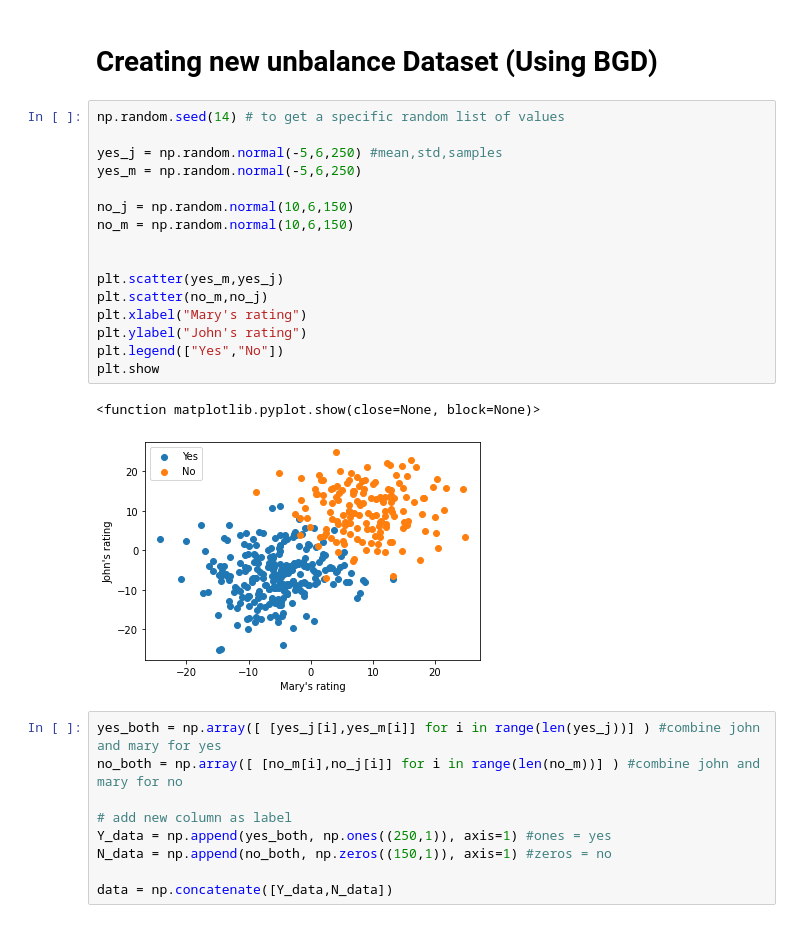
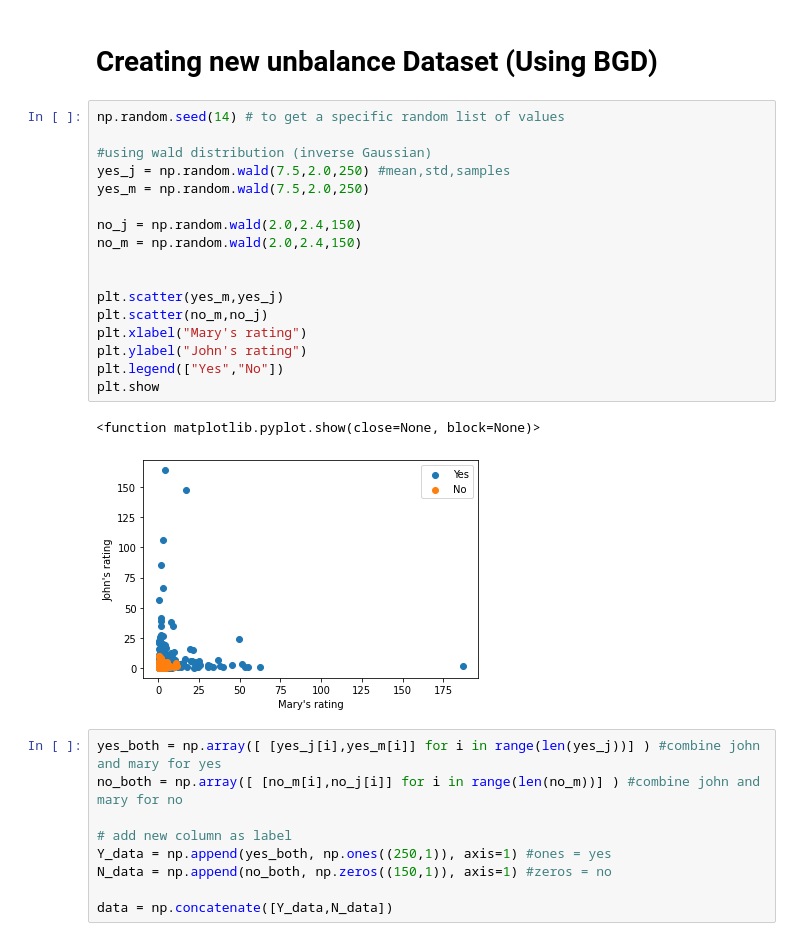
Before and after one commit to Fiquee/NeuralComputing, a Jupyter notebook: PerceptronAssignment_SGD_and_BGDMiniBGD_question_2021_22.ipynb, the cells around one changed output. Cells and saved outputs as stored; diff of their text form.

```diff
--- a/PerceptronAssignment_SGD_and_BGDMiniBGD_question_2021_22.ipynb
+++ b/PerceptronAssignment_SGD_and_BGDMiniBGD_question_2021_22.ipynb
@@ -656,22 +656,23 @@ Compute the algorithm chosen in step 1 and show the figure results (error, accur
 # %%
 np.random.seed(14) # to get a specific random list of values
 
-yes_j = np.random.normal(-5,6,250) #mean,std,samples
-yes_m = np.random.normal(-5,6,250)
+#using wald distribution (inverse Gaussian)
+yes_j = np.random.wald(7.5,2.0,250) #mean,std,samples
+yes_m = np.random.wald(7.5,2.0,250)
 
-no_j = np.random.normal(10,6,150)
-no_m = np.random.normal(10,6,150)
+no_j = np.random.wald(2.0,2.4,150)
+no_m = np.random.wald(2.0,2.4,150)
 
 
 plt.scatter(yes_m,yes_j)
 plt.scatter(no_m,no_j)
 plt.xlabel("Mary's rating")
 plt.ylabel("John's rating")
 plt.legend(["Yes","No"])
 plt.show
 # %% [output]
 <function matplotlib.pyplot.show(close=None, block=None)>
-[figure, old version]
+[figure, new version]
 # %%
 yes_both = np.array([ [yes_j[i],yes_m[i]] for i in range(len(yes_j))] ) #combine john and mary for yes
 no_both = np.array([ [no_m[i],no_j[i]] for i in range(len(no_m))] ) #combine john and mary for no
```
Also changed, not shown: parts of 9 cells of this notebook.
